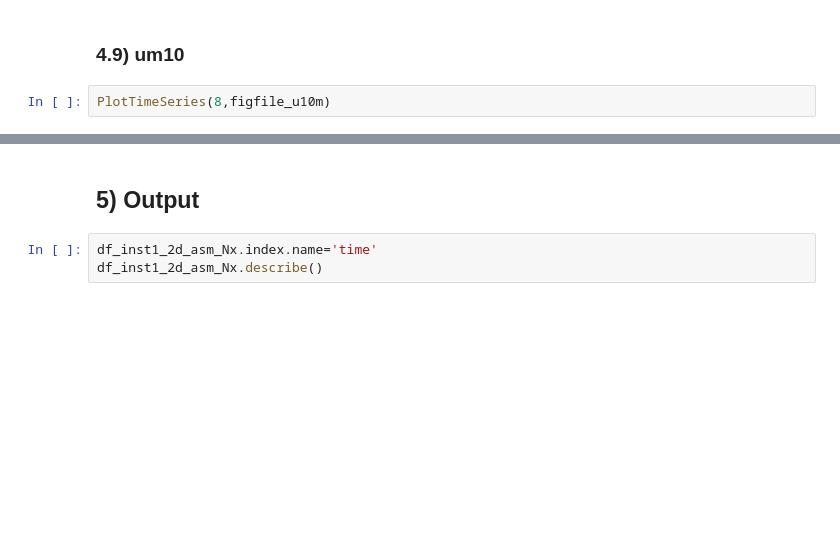
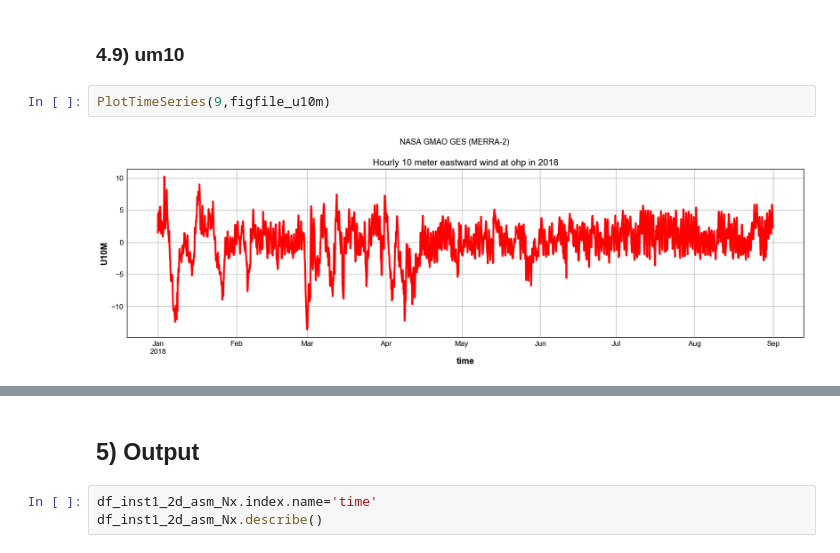
Before and after one commit to sylvielsstfr/GMAOMERRA2, a Jupyter notebook: inst1_2d_asm_Nx_M2I1NXASM/ScanMERRA2_inst1_2d_asm_Nx_M2I1NXASMOneYear_v3.ipynb, the cells around one changed output, grey strips where cells are left out. Drawn from its saved outputs; the diff is of its cells as text; blank space fills up the shorter version.

```diff
--- a/inst1_2d_asm_Nx_M2I1NXASM/ScanMERRA2_inst1_2d_asm_Nx_M2I1NXASMOneYear_v3.ipynb
+++ b/inst1_2d_asm_Nx_M2I1NXASM/ScanMERRA2_inst1_2d_asm_Nx_M2I1NXASMOneYear_v3.ipynb
@@ -378,5 +438,7 @@ PlotTimeSeries(7,figfile_ts)
 # %% [markdown]
 ### 4.9) um10
 # %%
-PlotTimeSeries(8,figfile_u10m)
+PlotTimeSeries(9,figfile_u10m)
+# %% [output]
+[figure, added]
 # %%
```
Also changed, not shown: parts of 33 cells of this notebook.
